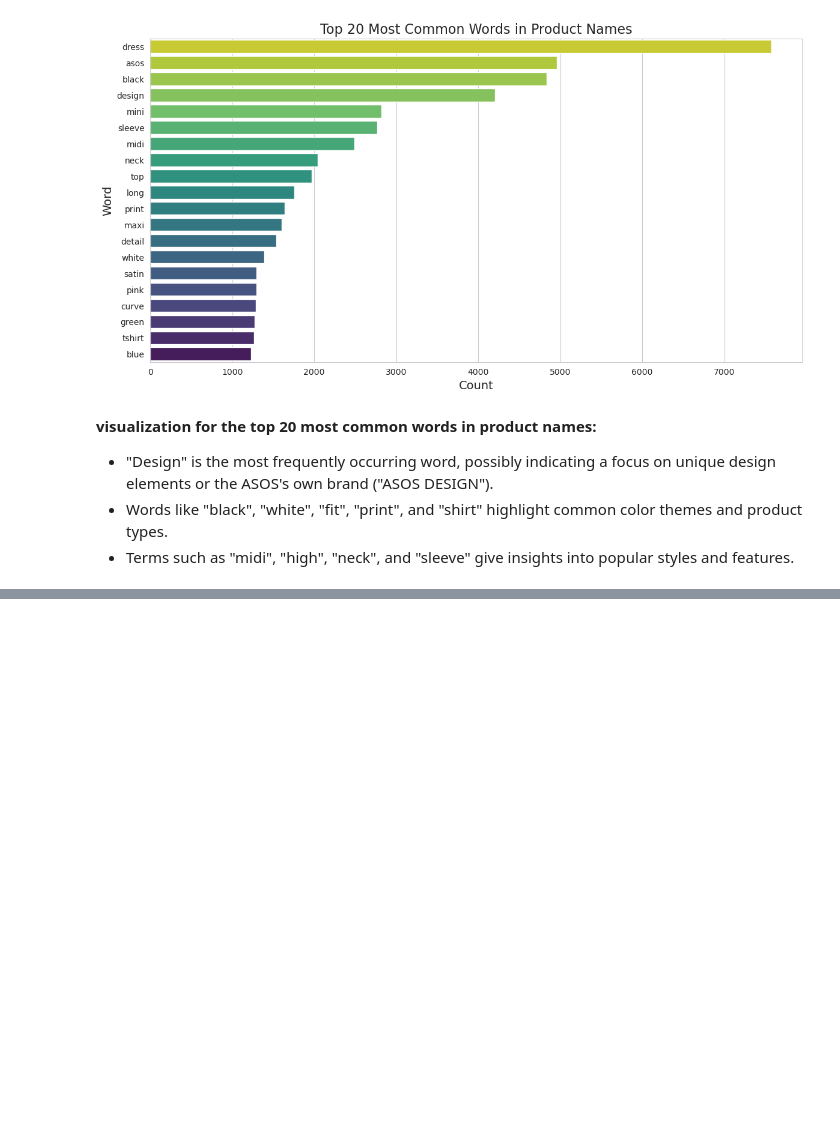
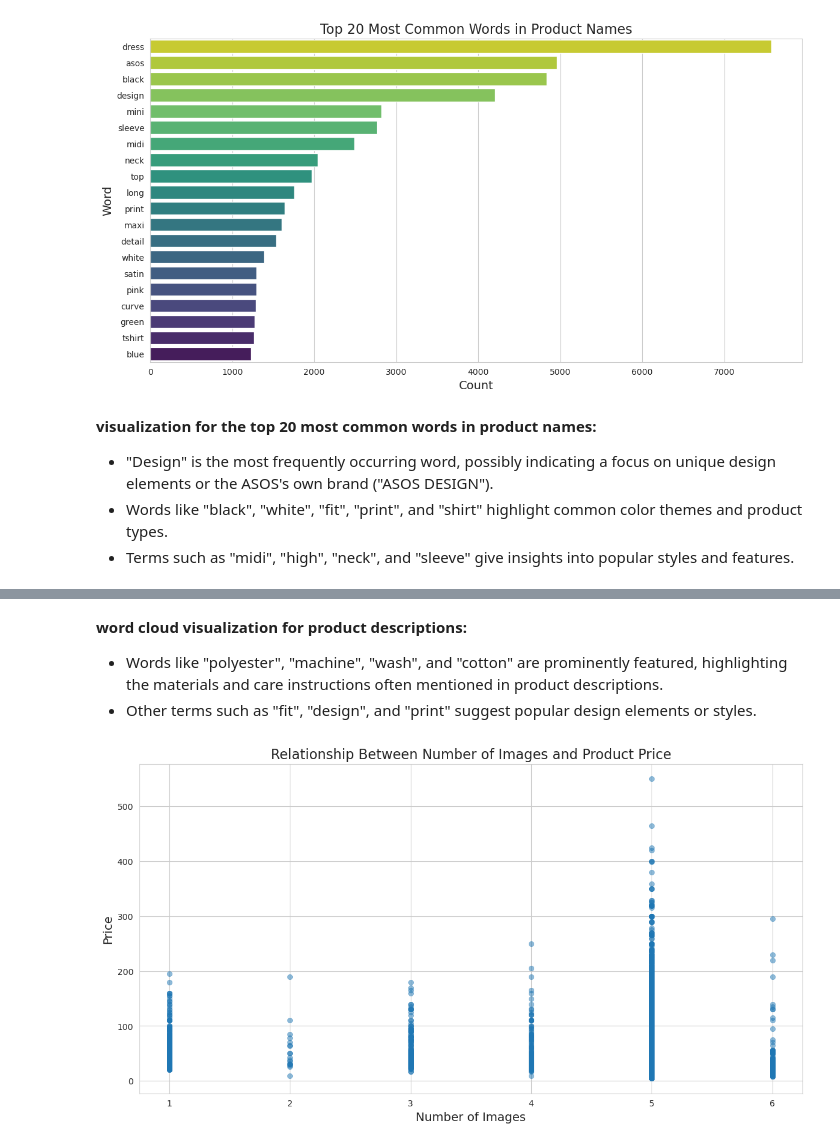
Before and after one commit to raj-rajat/Asos-E-Commerce-Dataset---30-845-products, a Jupyter notebook: asos-e-commerce-dataset-30-845-products.ipynb, the cells around one changed output, grey strips where cells are left out. Saved outputs shown, nothing was run; the diff lists cells and outputs as text; code cells hidden in the pictures; blank space fills up the shorter version.

```diff
--- a/asos-e-commerce-dataset-30-845-products.ipynb
+++ b/asos-e-commerce-dataset-30-845-products.ipynb
@@ -725,0 +803,16 @@ plt.show()
+# %% [markdown]
+**word cloud visualization for product descriptions:**
+
+* Words like "polyester", "machine", "wash", and "cotton" are prominently featured, highlighting the materials and care instructions often mentioned in product descriptions.
+* Other terms such as "fit", "design", and "print" suggest popular design elements or styles.
+# %%
+# Image Count Analysis: Visualize the relationship between the number of images and product price
+
+plt.figure(figsize=(14, 7))
+sns.scatterplot(x=df_asos_cleaned['num_images'], y=df_asos_cleaned['price'], alpha=0.5, edgecolor=None, palette='viridis')
+plt.title('Relationship Between Number of Images and Product Price', fontsize=16)
+plt.xlabel('Number of Images', fontsize=14)
+plt.ylabel('Price', fontsize=14)
+plt.show()
+# %% [output]
+[figure, added]
```
Also changed, not shown: parts of 17 cells of this notebook.
